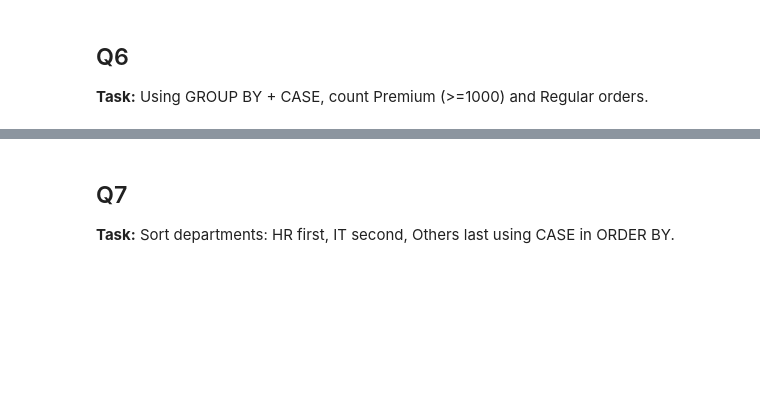
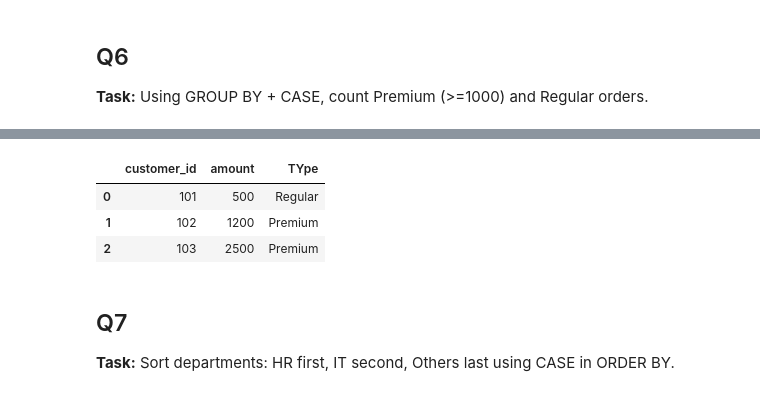
Before and after one commit to Daheemfarooqui/100daysof-sql, a Jupyter notebook: SQL_Practice_Day8_CASE_WHEN_Intermediate.ipynb, the cells around one changed output, grey strips where cells are left out. Drawn from its saved outputs; the diff is of its cells as text; code cells hidden in the pictures; blank space fills up the shorter version.

```diff
--- a/SQL_Practice_Day8_CASE_WHEN_Intermediate.ipynb
+++ b/SQL_Practice_Day8_CASE_WHEN_Intermediate.ipynb
@@ -164,5 +171,20 @@ df
 # %%
-# Write your SQL here
+sqldf("""
+    select
+    customer_id ,amount,
+    case when amount >= 1000 then "Premium"
+    else "Regular"
+    end as "TYpe"
+    from df
+    group by customer_id
+
+
+""")
+# %% [output]
+|  | customer_id | amount | TYpe |
+| 0 | 101 | 500 | Regular |
+| 1 | 102 | 1200 | Premium |
+| 2 | 103 | 2500 | Premium |
 # %% [markdown]
 ## Q7
 
```
Also changed, not shown: parts of 9 cells of this notebook.
